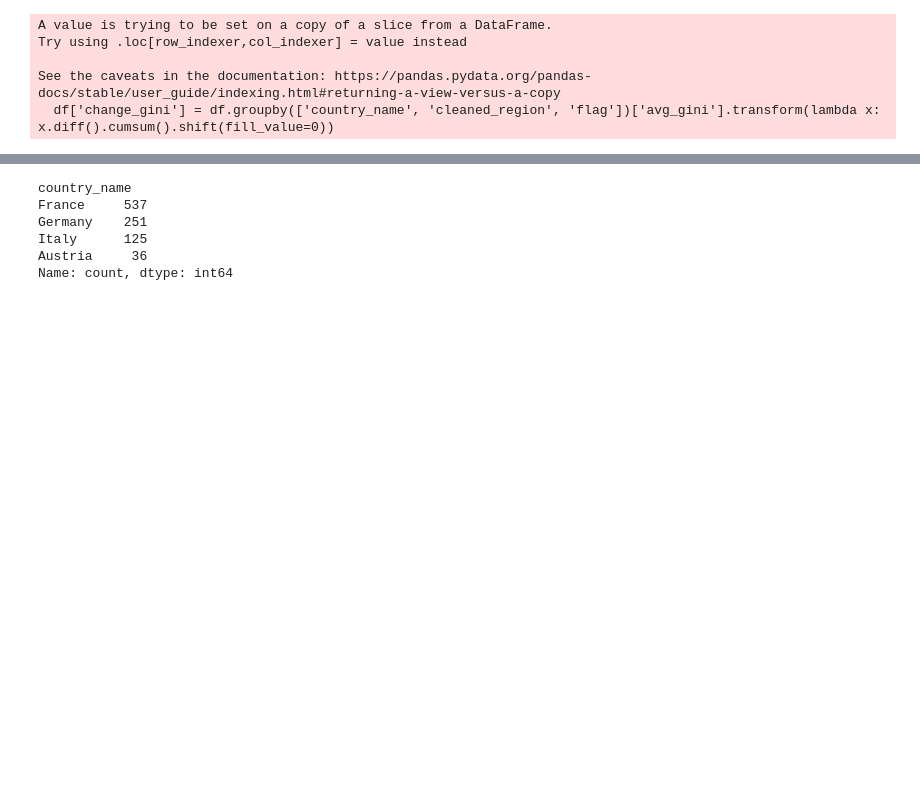
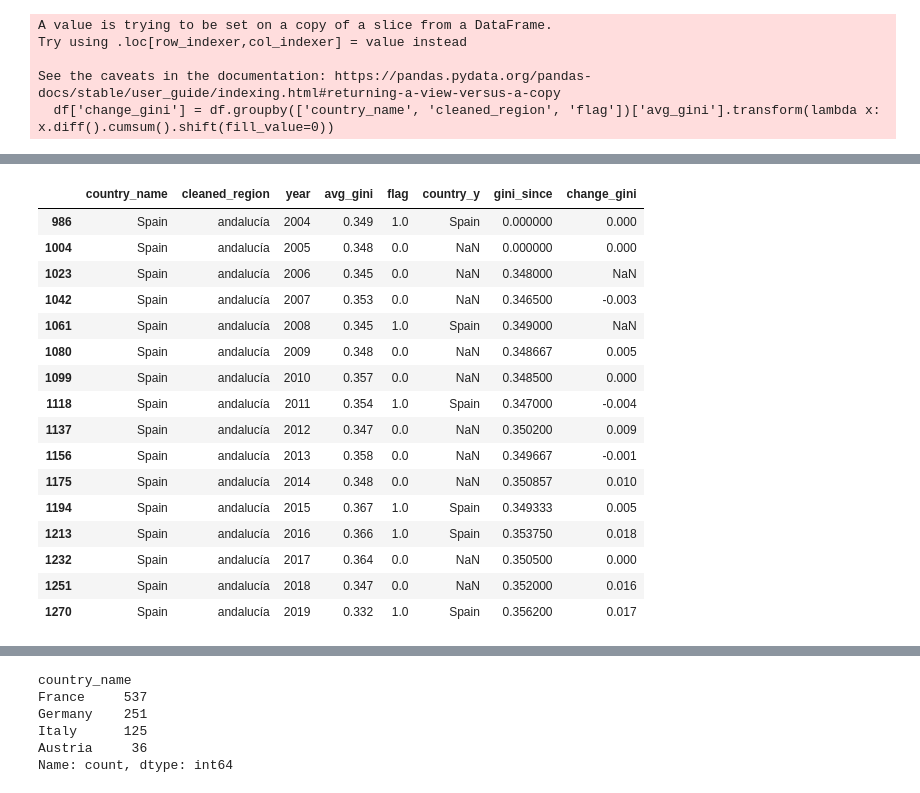
Before and after one commit to SamTGoodson/subnational_inequality, a Jupyter notebook: notebooks/scratch/join_scratch.ipynb, the cells around one changed output, grey strips where cells are left out. Saved outputs shown, nothing was run; the diff lists cells and outputs as text; code cells hidden in the pictures; blank space fills up the shorter version.

```diff
--- a/notebooks/scratch/join_scratch.ipynb
+++ b/notebooks/scratch/join_scratch.ipynb
@@ -68,7 +105,7 @@ electoral_data_path = os.path.abspath(save_folder_relative)
 # %%
 df_elections = pd.read_csv(electoral_data_path, delimiter=",", encoding='UTF-8')
 # %%
-ineq_folder_relative = os.path.join('..', '..', 'data', 'raw','lissy','multination_gini.txt')
+ineq_folder_relative = os.path.join('..', '..', 'data', 'raw','lissy','multination_gini_1.txt')
 inequality_data_path = os.path.abspath(ineq_folder_relative)
 # %%
 
@@ -81,3 +120,5 @@ df_inequality['country_name'] = df_inequality['country'].apply(get_country_name)
 # %%
 df_inequality.dropna(subset=['region'], inplace=True)
 df_elections.dropna(subset=['regionname'], inplace=True)
+# %%
+df_inequality = clean_inequality_region(df_inequality)
@@ -147,25 +131,0 @@ confidence_scores = []
-# %%
-similarity_threshold = 0.7  # Adjust the threshold as needed
-
-for i in range(len(df_inequality)):
-    best_match_index = np.argmax([levenshtein_similarity(df_inequality.iloc[i]['cleaned_region'], region) for region in df_elections['cleaned_region']])
-    best_similarity_score = levenshtein_similarity(df_inequality.iloc[i]['cleaned_region'], df_elections.iloc[best_match_index]['cleaned_region'])
-
-    # Print relevant information for debugging
-    print(f"Index {i}:")
-    print(f"   Original Region (df_inequality): {df_inequality.iloc[i]['cleaned_region']}")
-    print(f"   Best Match Index: {best_match_index}")
-    print(f"   Best Similarity Score: {best_similarity_score}")
-
-    if best_similarity_score > similarity_threshold:
-        predicted_match = df_elections.iloc[best_match_index]['cleaned_region']
-        print(f"   Predicted Match (df_elections): {predicted_match}")
-    else:
-        predicted_match = None
-        print("   No Match Found")
-
-    predicted_matches.append(predicted_match)
-    confidence_scores.append(best_similarity_score)
-
-df_inequality['predicted_region'] = predicted_matches
-df_inequality['confidence_score'] = confidence_scores
@@ -428,0 +292,2 @@ See the caveats in the documentation: https://pandas.pydata.org/pandas-docs/stab
+# %%
+df['change_in_avg_gini'] = df.groupby(['country_name', 'cleaned_region', 'flag'])['avg_gini'].diff()
@@ -428,0 +316,20 @@ See the caveats in the documentation: https://pandas.pydata.org/pandas-docs/stab
+# %%
+df[(df['country_name'] == 'Spain') & (df['cleaned_region'] == 'andalucía')]
+# %% [output]
+|  | country_name | cleaned_region | year | avg_gini | flag | country_y | gini_since | change_gini |
+| 986 | Spain | andalucía | 2004 | 0.349 | 1.0 | Spain | 0.000000 | 0.000 |
+| 1004 | Spain | andalucía | 2005 | 0.348 | 0.0 | NaN | 0.000000 | 0.000 |
+| 1023 | Spain | andalucía | 2006 | 0.345 | 0.0 | NaN | 0.348000 | NaN |
+| 1042 | Spain | andalucía | 2007 | 0.353 | 0.0 | NaN | 0.346500 | -0.003 |
+| 1061 | Spain | andalucía | 2008 | 0.345 | 1.0 | Spain | 0.349000 | NaN |
+| 1080 | Spain | andalucía | 2009 | 0.348 | 0.0 | NaN | 0.348667 | 0.005 |
+| 1099 | Spain | andalucía | 2010 | 0.357 | 0.0 | NaN | 0.348500 | 0.000 |
+| 1118 | Spain | andalucía | 2011 | 0.354 | 1.0 | Spain | 0.347000 | -0.004 |
+| 1137 | Spain | andalucía | 2012 | 0.347 | 0.0 | NaN | 0.350200 | 0.009 |
+| 1156 | Spain | andalucía | 2013 | 0.358 | 0.0 | NaN | 0.349667 | -0.001 |
+| 1175 | Spain | andalucía | 2014 | 0.348 | 0.0 | NaN | 0.350857 | 0.010 |
+| 1194 | Spain | andalucía | 2015 | 0.367 | 1.0 | Spain | 0.349333 | 0.005 |
+| 1213 | Spain | andalucía | 2016 | 0.366 | 1.0 | Spain | 0.353750 | 0.018 |
+| 1232 | Spain | andalucía | 2017 | 0.364 | 0.0 | NaN | 0.350500 | 0.000 |
+| 1251 | Spain | andalucía | 2018 | 0.347 | 0.0 | NaN | 0.352000 | 0.016 |
+| 1270 | Spain | andalucía | 2019 | 0.332 | 1.0 | Spain | 0.356200 | 0.017 |
```
Also changed, not shown: parts of 32 cells of this notebook, 5 other files.
